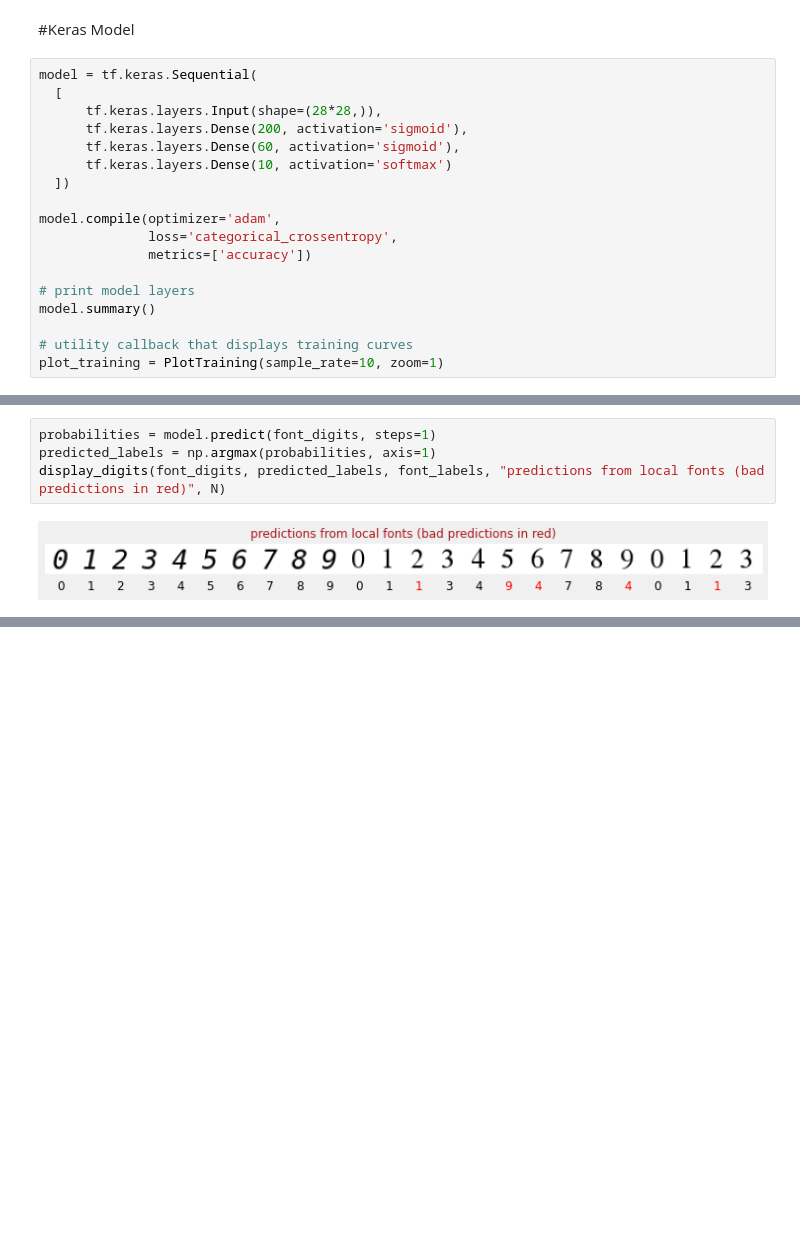
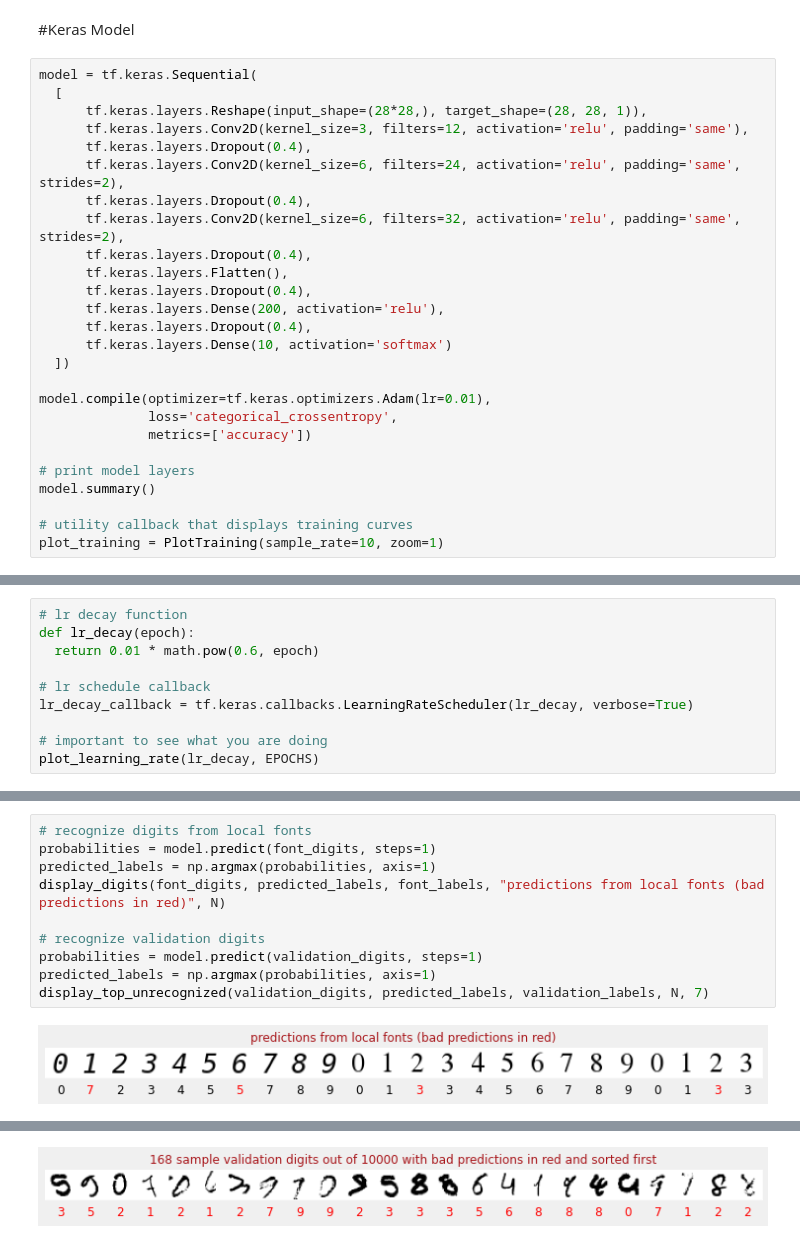
Before and after one commit to sharadnatarajSJSU/CMPE-255-Approximate-nearest-neighbour, a Jupyter notebook: CMPE_257_Assignment_1.ipynb, the cells around one changed output, grey strips where cells are left out. Saved outputs shown, nothing was run; the diff lists cells and outputs as text; blank space fills up the shorter version.

Commit message:
Added dropouts to CNN. But reduced accuracy.

```diff
--- a/CMPE_257_Assignment_1.ipynb
+++ b/CMPE_257_Assignment_1.ipynb
@@ -229,13 +229,21 @@ font_digits, font_labels = create_digits_from_local_fonts(N)
 # %%
 model = tf.keras.Sequential(
   [
-      tf.keras.layers.Input(shape=(28*28,)),
-      tf.keras.layers.Dense(200, activation='sigmoid'),
-      tf.keras.layers.Dense(60, activation='sigmoid'),
+      tf.keras.layers.Reshape(input_shape=(28*28,), target_shape=(28, 28, 1)),
+      tf.keras.layers.Conv2D(kernel_size=3, filters=12, activation='relu', padding='same'),
+      tf.keras.layers.Dropout(0.4),
+      tf.keras.layers.Conv2D(kernel_size=6, filters=24, activation='relu', padding='same', strides=2),
+      tf.keras.layers.Dropout(0.4),
+      tf.keras.layers.Conv2D(kernel_size=6, filters=32, activation='relu', padding='same', strides=2),
+      tf.keras.layers.Dropout(0.4),
+      tf.keras.layers.Flatten(),
+      tf.keras.layers.Dropout(0.4),
+      tf.keras.layers.Dense(200, activation='relu'),
+      tf.keras.layers.Dropout(0.4),
       tf.keras.layers.Dense(10, activation='softmax')
   ])
 
-model.compile(optimizer='adam',
+model.compile(optimizer=tf.keras.optimizers.Adam(lr=0.01),
               loss='categorical_crossentropy',
               metrics=['accuracy'])
 
@@ -261,2 +271,12 @@ Trainable params: 169,670
 Non-trainable params: 0
 _________________________________________________________________
+# %%
+# lr decay function
+def lr_decay(epoch):
+  return 0.01 * math.pow(0.6, epoch)
+
+# lr schedule callback
+lr_decay_callback = tf.keras.callbacks.LearningRateScheduler(lr_decay, verbose=True)
+
+# important to see what you are doing
+plot_learning_rate(lr_decay, EPOCHS)
@@ -272,6 +294,12 @@ history = model.fit(training_dataset, steps_per_epoch=steps_per_epoch, epochs=EP
 # %%
+# recognize digits from local fonts
 probabilities = model.predict(font_digits, steps=1)
 predicted_labels = np.argmax(probabilities, axis=1)
 display_digits(font_digits, predicted_labels, font_labels, "predictions from local fonts (bad predictions in red)", N)
+
+# recognize validation digits
+probabilities = model.predict(validation_digits, steps=1)
+predicted_labels = np.argmax(probabilities, axis=1)
+display_top_unrecognized(validation_digits, predicted_labels, validation_labels, N, 7)
 # %% [output]
-[figure, old version]
+[figure, new version]
@@ -277,0 +307 @@ display_digits(font_digits, predicted_labels, font_labels, "predictions from loc
+[figure, added]
```
Also changed, not shown: parts of 4 cells of this notebook.
